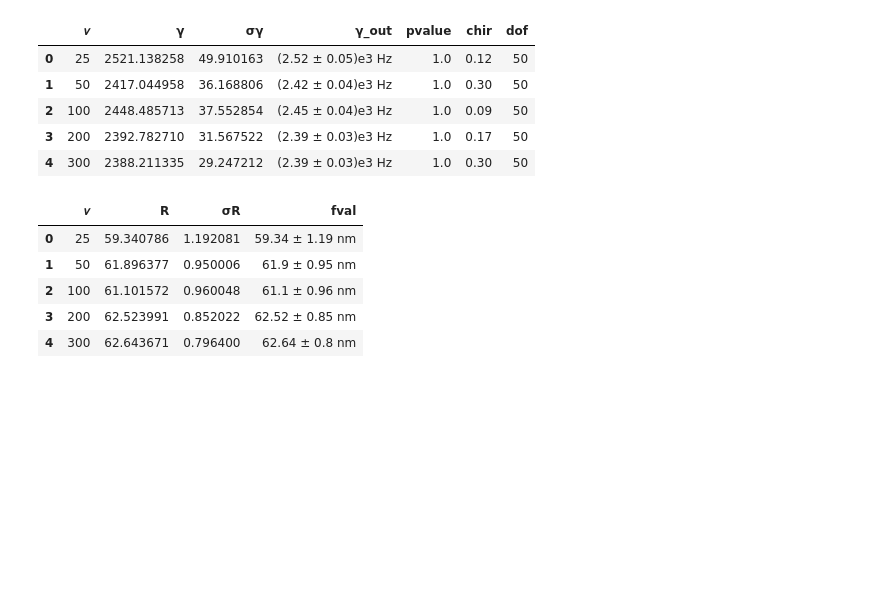
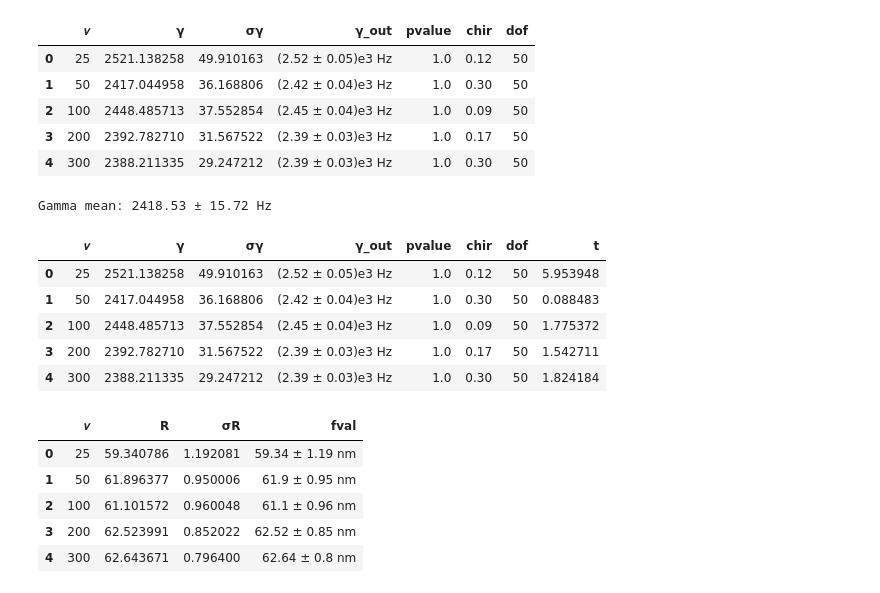
Before and after one commit to chiara22codini/LaboratorioBiofisica, a Jupyter notebook: SCATTERING/iride_2_TRUE.ipynb, the cells around one changed output. Drawn from its saved outputs; the diff is of its cells as text; code cells hidden in the pictures; blank space fills up the shorter version.

```diff
--- a/SCATTERING/iride_2_TRUE.ipynb
+++ b/SCATTERING/iride_2_TRUE.ipynb
@@ -96,6 +96,24 @@ display(gammateta)
 | 2 | 100 | 2448.485713 | 37.552854 | (2.45 ± 0.04)e3 Hz | 1.0 | 0.09 | 50 |
 | 3 | 200 | 2392.782710 | 31.567522 | (2.39 ± 0.03)e3 Hz | 1.0 | 0.17 | 50 |
 | 4 | 300 | 2388.211335 | 29.247212 | (2.39 ± 0.03)e3 Hz | 1.0 | 0.30 | 50 |
+# %%
+Gamma_mean = np.average(GAMMA, weights=sigmaGAMMA**-2)
+sigmaGamma_mean = np.sqrt(1/np.sum(1/sigmaGAMMA**2))
+
+print(f'Gamma mean: {final_val(Gamma_mean,sigmaGamma_mean,udm='Hz')}')
+
+ts = np.abs(GAMMA-Gamma_mean)/np.sqrt(sigmaGamma_mean**2 + sigmaGAMMA)
+prob =
+gammateta['t'] = ts
+display(gammateta)
+# %% [output]
+Gamma mean: 2418.53 ± 15.72 Hz
+|  | 𝜈 | γ | σγ | γ_out | pvalue | chir | dof | t |
+| 0 | 25 | 2521.138258 | 49.910163 | (2.52 ± 0.05)e3 Hz | 1.0 | 0.12 | 50 | 5.953948 |
+| 1 | 50 | 2417.044958 | 36.168806 | (2.42 ± 0.04)e3 Hz | 1.0 | 0.30 | 50 | 0.088483 |
+| 2 | 100 | 2448.485713 | 37.552854 | (2.45 ± 0.04)e3 Hz | 1.0 | 0.09 | 50 | 1.775372 |
+| 3 | 200 | 2392.782710 | 31.567522 | (2.39 ± 0.03)e3 Hz | 1.0 | 0.17 | 50 | 1.542711 |
+| 4 | 300 | 2388.211335 | 29.247212 | (2.39 ± 0.03)e3 Hz | 1.0 | 0.30 | 50 | 1.824184 |
 # %%
 colors = px.colors.sequential.Turbo
 
```
